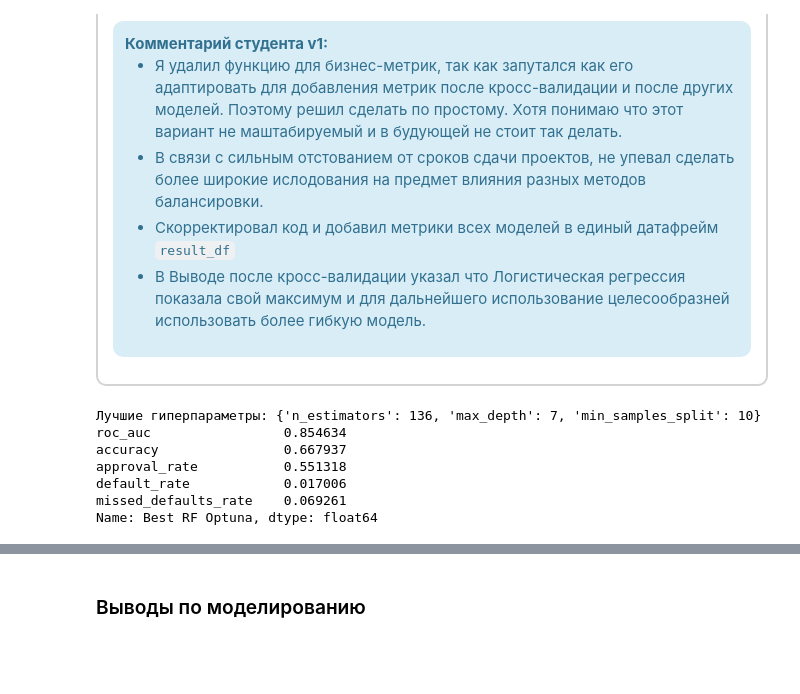
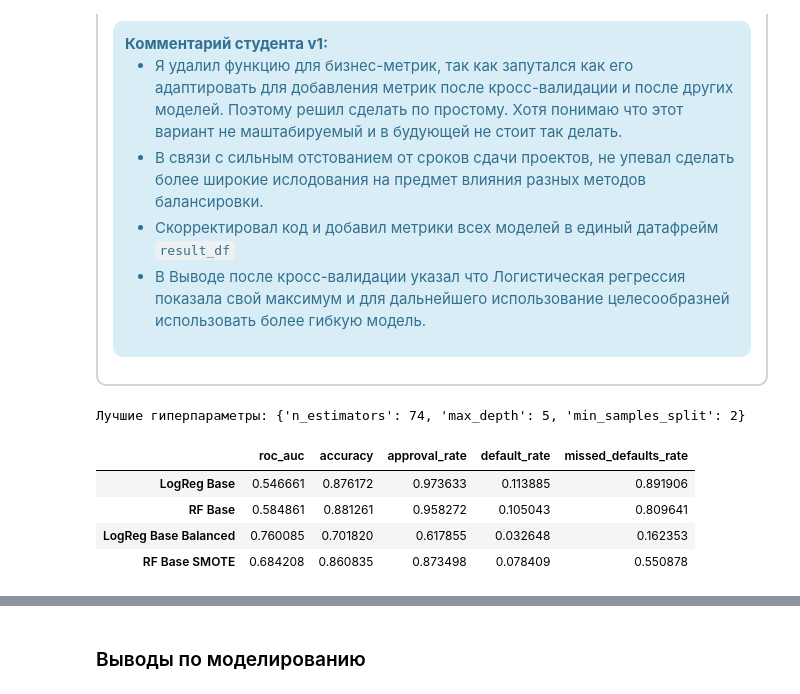
Before and after one commit to MEYakunin/Sprint15_User_Behavior_Scoring, a Jupyter notebook: User_Behavior_Scoring_ver_1.ipynb, the cells around one changed output, grey strips where cells are left out. Saved outputs shown, nothing was run; the diff lists cells and outputs as text; code cells hidden in the pictures; blank space fills up the shorter version.

```diff
--- a/User_Behavior_Scoring_ver_1.ipynb
+++ b/User_Behavior_Scoring_ver_1.ipynb
@@ -1610,53 +1614,49 @@ def objective(trial):
     params = {
         'n_estimators': trial.suggest_int('n_estimators', 50, 200),
         'max_depth': trial.suggest_int('max_depth', 5, 20),
-        'min_samples_split': trial.suggest_int('min_samples_split', 2, 10),
-        'class_weight': 'balanced',
-        'random_state': 42,
-        'n_jobs': -1
+        'min_samples_split': trial.suggest_int('min_samples_split', 2, 10)
     }
-    model = RandomForestClassifier(**params)
+    model = RandomForestClassifier(**params, class_weight='balanced', random_state=42, n_jobs=-1)
 
     pipeline = ImbPipeline([
         ('preprocessor', preprocessor),
         ('smote', SMOTE(random_state=42)),
         ('classifier', model)
     ])
 
     # Настраиваем GroupTimeSeriesSplit
     gtss = GroupTimeSeriesSplit(n_splits=3, test_size=3)
 
     # Optuna минимизирует метрику, поэтому мы минимизируем missed_defaults_rate
     scores = []
 
     # Передаем groups, чтобы сплиттер знал, как группировать данные по времени
     for train_idx, val_idx in gtss.split(X_train, y_train, groups=groups_train):
         X_tr, X_vl = X_train.iloc[train_idx], X_train.iloc[val_idx]
         y_tr, y_vl = y_train.iloc[train_idx], y_train.iloc[val_idx]
 
         pipeline.fit(X_tr, y_tr)
         preds = pipeline.predict(X_vl)
         scores.append(missed_defaults_rate(y_vl, preds))
 
     return np.mean(scores)
 
 # Запускаем оптимизацию
 study = optuna.create_study(direction='minimize')
 study.optimize(objective, n_trials=15)
 
 print("Лучшие гиперпараметры:", study.best_params)
-print(results_df.loc['Best RF Optuna'])
+display(results_df)
 
 # Инициализируем лучший RF с найденными параметрами
 best_rf = RandomForestClassifier(**study.best_params, class_weight='balanced', random_state=42, n_jobs=-1)
 # %% [output]
-Лучшие гиперпараметры: {'n_estimators': 136, 'max_depth': 7, 'min_samples_split': 10}
-roc_auc                 0.854634
-accuracy                0.667937
-approval_rate           0.551318
-default_rate            0.017006
-missed_defaults_rate    0.069261
-Name: Best RF Optuna, dtype: float64
+Лучшие гиперпараметры: {'n_estimators': 74, 'max_depth': 5, 'min_samples_split': 2}
+|  | roc_auc | accuracy | approval_rate | default_rate | missed_defaults_rate |
+| LogReg Base | 0.546661 | 0.876172 | 0.973633 | 0.113885 | 0.891906 |
+| RF Base | 0.584861 | 0.881261 | 0.958272 | 0.105043 | 0.809641 |
+| LogReg Base Balanced | 0.760085 | 0.701820 | 0.617855 | 0.032648 | 0.162353 |
+| RF Base SMOTE | 0.684208 | 0.860835 | 0.873498 | 0.078409 | 0.550878 |
 # %%
 # Создаем финальный пайплайн для обучения
 final_pipeline = ImbPipeline([
```
Also changed, not shown: parts of 13 cells of this notebook.
